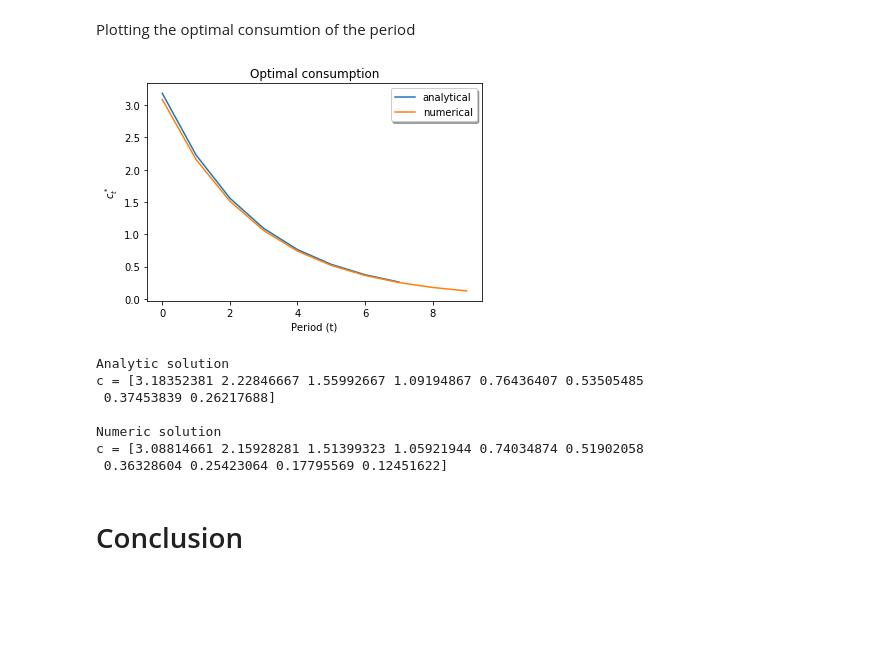
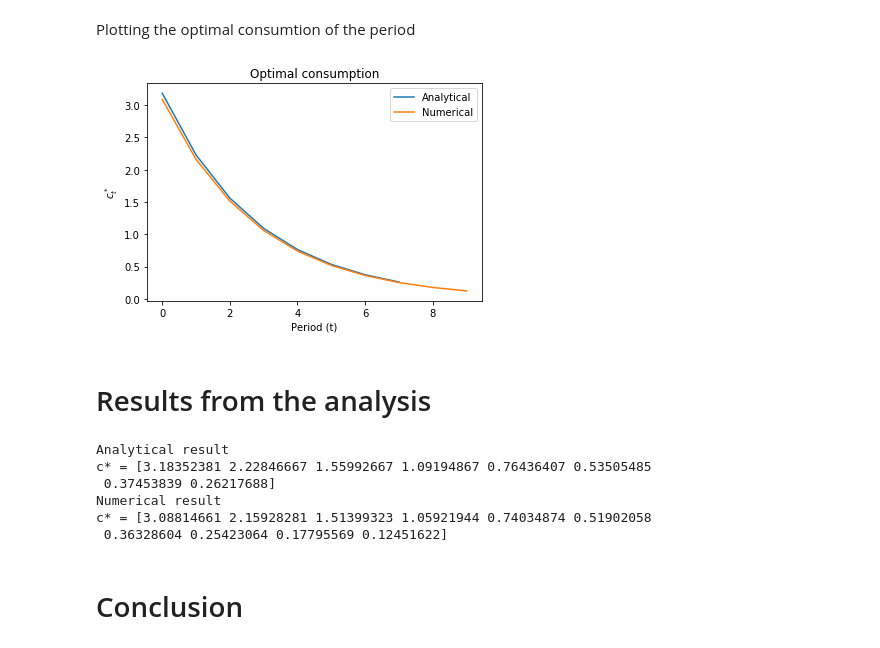
Before and after one commit to NumEconCopenhagen/projects-2020-zjr-hrv, a Jupyter notebook: modelproject/modelproject.ipynb, the cells around one changed output. Saved outputs shown, nothing was run; the diff lists cells and outputs as text; code cells hidden in the pictures; blank space fills up the shorter version.

```diff
--- a/modelproject/modelproject.ipynb
+++ b/modelproject/modelproject.ipynb
@@ -158,30 +163,31 @@ Plotting the optimal consumtion of the period
 # %%
 palette = sns.color_palette("mako_r", 6)
 ax = sns.lineplot(data=c, hue="coherence", style="choice", palette=palette)
 ax = sns.lineplot(data=c_op, hue="coherence", style="choice", palette=palette)
 ax.set_title("Optimal consumption")
 ax.set_xlabel("Period (t)")
 ax.set_ylabel("$c^*_t$")
-ax.legend(['analytical', 'numerical'], loc='best', shadow=True)
+ax.legend(['Analytical', 'Numerical'], loc='mid', shadow=False)
 plt.show()
 # %% [output]
-[figure, old version]
+[figure, new version]
+# %% [markdown]
+# Results from the analysis
 # %%
+#Printing the results from calculations above
 
-print('Analytic solution')
-print('c = {}'.format(c))
+print('Analytical result')
+print('c* = {}'.format(c))
 
-print(' ')
 
-print('Numeric solution')
-print('c = {}'.format(c_op))
+print('Numerical result')
+print('c* = {}'.format(c_op))
 # %% [output]
-Analytic solution
-c = [3.18352381 2.22846667 1.55992667 1.09194867 0.76436407 0.53505485
+Analytical result
+c* = [3.18352381 2.22846667 1.55992667 1.09194867 0.76436407 0.53505485
  0.37453839 0.26217688]
-
-Numeric solution
-c = [3.08814661 2.15928281 1.51399323 1.05921944 0.74034874 0.51902058
+Numerical result
+c* = [3.08814661 2.15928281 1.51399323 1.05921944 0.74034874 0.51902058
  0.36328604 0.25423064 0.17795569 0.12451622]
 # %% [markdown]
 # Conclusion
```
Also changed, not shown: parts of 4 cells of this notebook.
